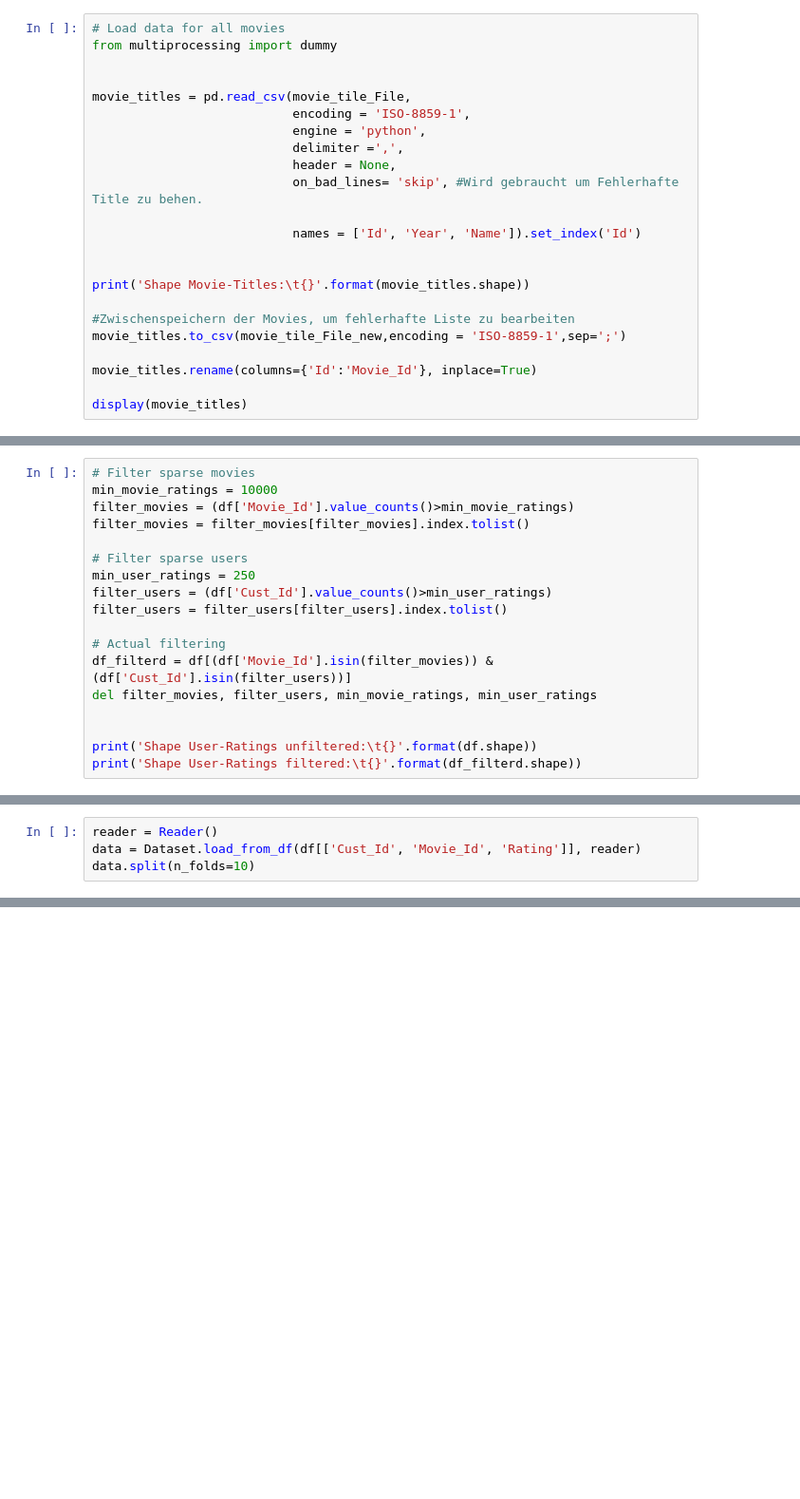
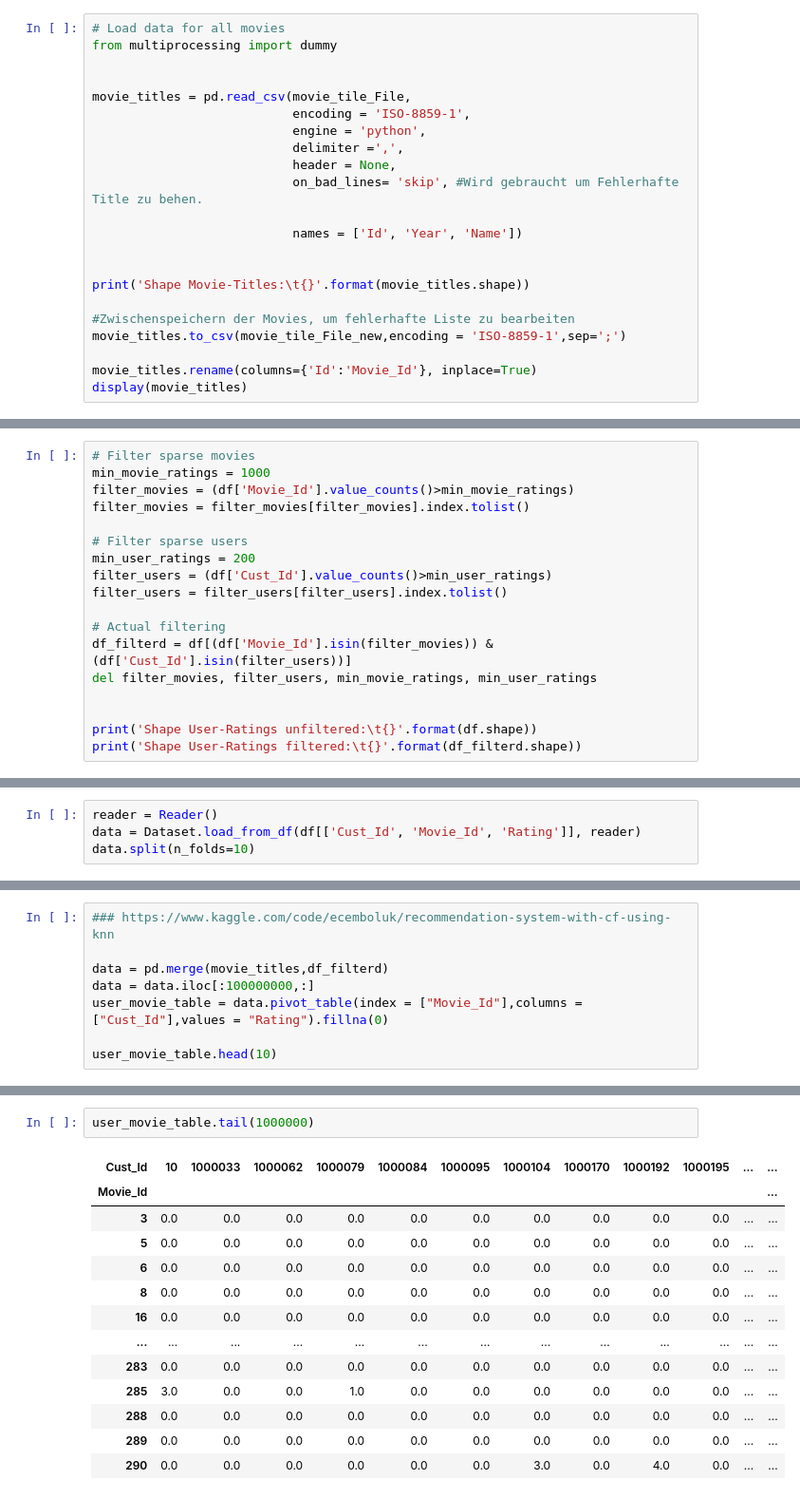
Before and after one commit to ThomasWilmes/Programmierprojekt, a Jupyter notebook: Test_2.ipynb, the cells around one changed output, grey strips where cells are left out. Shown at 95% size. Drawn from its saved outputs; the diff is of its cells as text; blank space fills up the shorter version.

```diff
--- a/Test_2.ipynb
+++ b/Test_2.ipynb
@@ -266,7 +238,7 @@ movie_titles = pd.read_csv(movie_tile_File,
                            header = None,
                            on_bad_lines= 'skip', #Wird gebraucht um Fehlerhafte Title zu behen.
 
-                           names = ['Id', 'Year', 'Name']).set_index('Id')
+                           names = ['Id', 'Year', 'Name'])
 
 
 print('Shape Movie-Titles:\t{}'.format(movie_titles.shape))
@@ -275,5 +247,4 @@ print('Shape Movie-Titles:\t{}'.format(movie_titles.shape))
 movie_titles.to_csv(movie_tile_File_new,encoding = 'ISO-8859-1',sep=';')
 
 movie_titles.rename(columns={'Id':'Movie_Id'}, inplace=True)
-
 display(movie_titles)
@@ -280,11 +253,11 @@ display(movie_titles)
 # %%
 # Filter sparse movies
-min_movie_ratings = 10000
+min_movie_ratings = 1000
 filter_movies = (df['Movie_Id'].value_counts()>min_movie_ratings)
 filter_movies = filter_movies[filter_movies].index.tolist()
 
 # Filter sparse users
-min_user_ratings = 250
+min_user_ratings = 200
 filter_users = (df['Cust_Id'].value_counts()>min_user_ratings)
 filter_users = filter_users[filter_users].index.tolist()
 
@@ -360,0 +347,8 @@ data.split(n_folds=10)
+# %%
+### https://www.kaggle.com/code/ecemboluk/recommendation-system-with-cf-using-knn
+
+data = pd.merge(movie_titles,df_filterd)
+data = data.iloc[:100000000,:]
+user_movie_table = data.pivot_table(index = ["Movie_Id"],columns = ["Cust_Id"],values = "Rating").fillna(0)
+
+user_movie_table.head(10)
@@ -360,0 +365,16 @@ data.split(n_folds=10)
+# %%
+user_movie_table.tail(1000000)
+# %% [output]
+| Cust_Id | 10 | 1000033 | 1000062 | 1000079 | 1000084 | 1000095 | 1000104 | 1000170 | 1000192 | 1000195 | ... | ... |
+| Movie_Id |  |  |  |  |  |  |  |  |  |  |  | ... |
+| 3 | 0.0 | 0.0 | 0.0 | 0.0 | 0.0 | 0.0 | 0.0 | 0.0 | 0.0 | 0.0 | ... | ... |
+| 5 | 0.0 | 0.0 | 0.0 | 0.0 | 0.0 | 0.0 | 0.0 | 0.0 | 0.0 | 0.0 | ... | ... |
+| 6 | 0.0 | 0.0 | 0.0 | 0.0 | 0.0 | 0.0 | 0.0 | 0.0 | 0.0 | 0.0 | ... | ... |
+| 8 | 0.0 | 0.0 | 0.0 | 0.0 | 0.0 | 0.0 | 0.0 | 0.0 | 0.0 | 0.0 | ... | ... |
+| 16 | 0.0 | 0.0 | 0.0 | 0.0 | 0.0 | 0.0 | 0.0 | 0.0 | 0.0 | 0.0 | ... | ... |
+| ... | ... | ... | ... | ... | ... | ... | ... | ... | ... | ... | ... | ... |
+| 283 | 0.0 | 0.0 | 0.0 | 0.0 | 0.0 | 0.0 | 0.0 | 0.0 | 0.0 | 0.0 | ... | ... |
+| 285 | 3.0 | 0.0 | 0.0 | 1.0 | 0.0 | 0.0 | 0.0 | 0.0 | 0.0 | 0.0 | ... | ... |
+| 288 | 0.0 | 0.0 | 0.0 | 0.0 | 0.0 | 0.0 | 0.0 | 0.0 | 0.0 | 0.0 | ... | ... |
+| 289 | 0.0 | 0.0 | 0.0 | 0.0 | 0.0 | 0.0 | 0.0 | 0.0 | 0.0 | 0.0 | ... | ... |
+| 290 | 0.0 | 0.0 | 0.0 | 0.0 | 0.0 | 0.0 | 3.0 | 0.0 | 4.0 | 0.0 | ... | ... |
```
Also changed, not shown: parts of 14 cells of this notebook, 1 other file.
